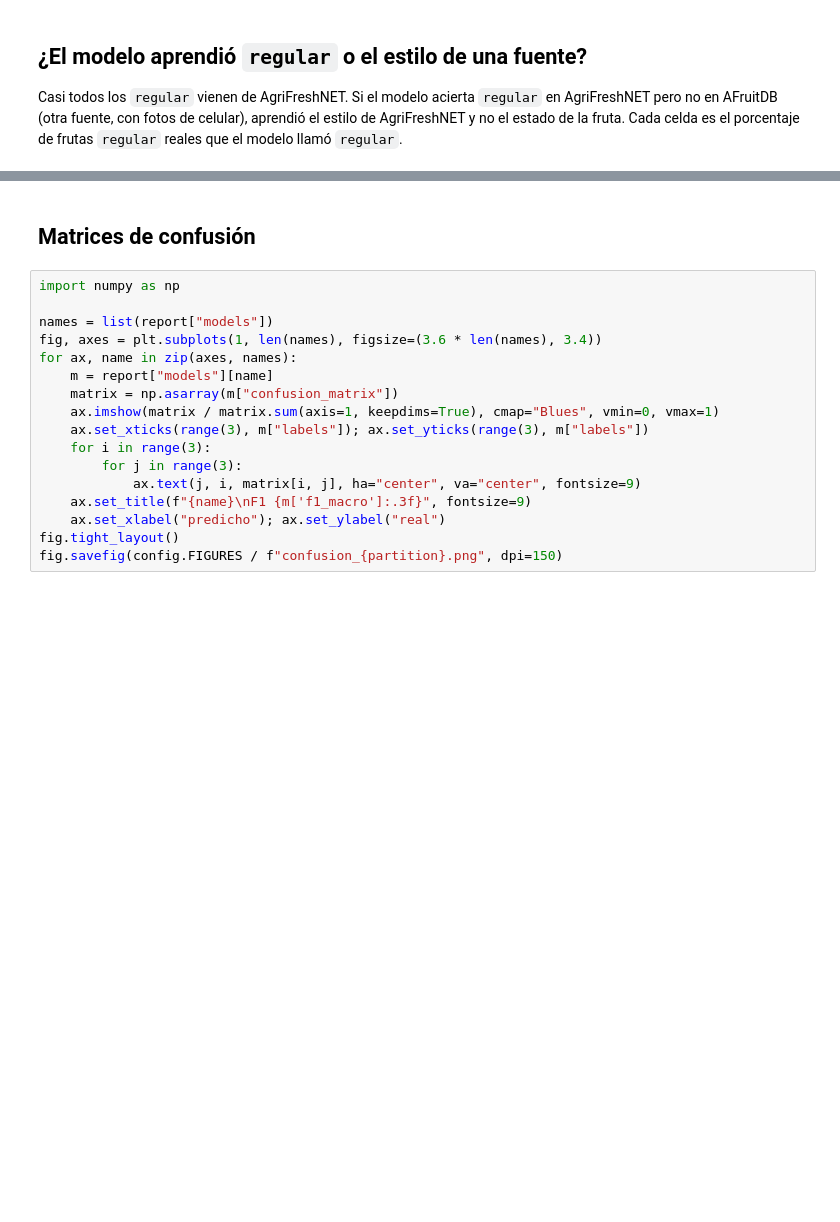
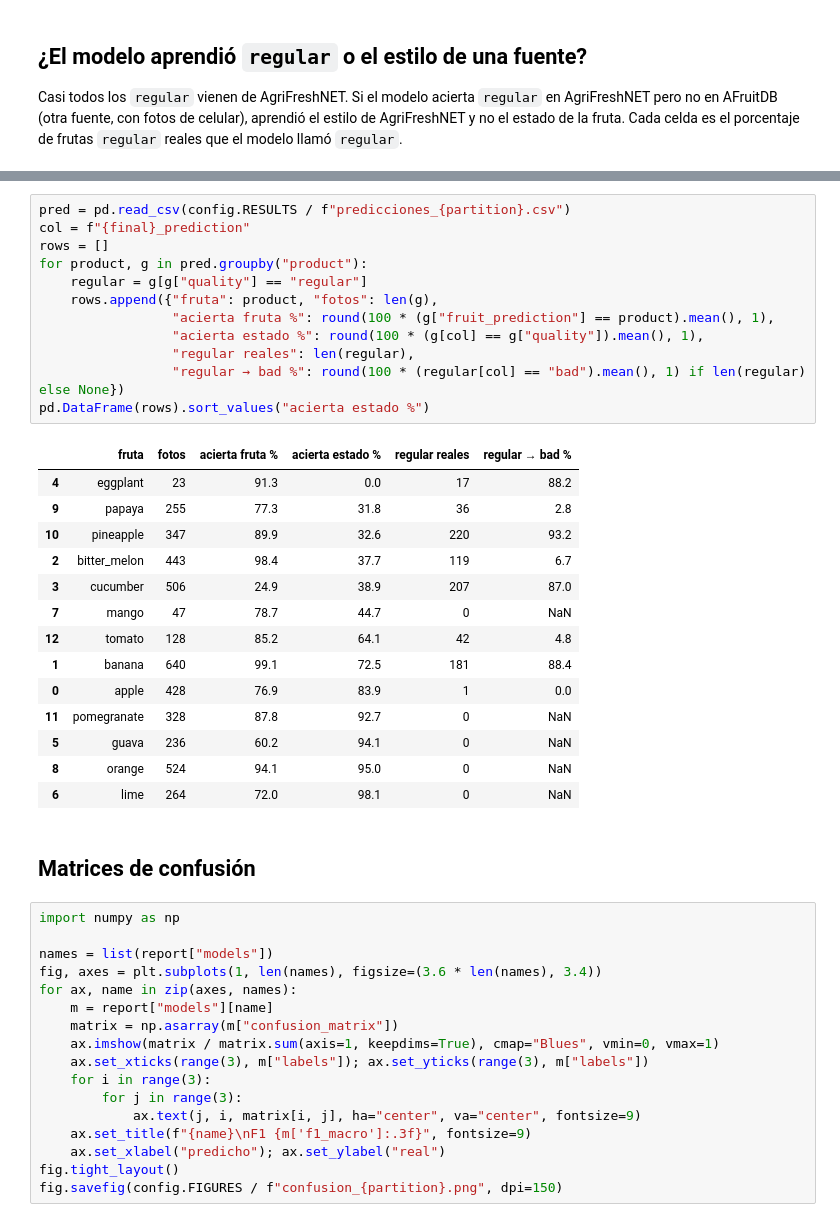
Before and after one commit to Davinerto9/fruit-vegetable-quality-classifier-ml, a Jupyter notebook: notebooks/04_resultados.ipynb, the cells around one changed output, grey strips where cells are left out. Saved outputs shown, nothing was run; the diff lists cells and outputs as text; blank space fills up the shorter version.

Commit message:
Resultados finales de test y celular documentados

```diff
--- a/notebooks/04_resultados.ipynb
+++ b/notebooks/04_resultados.ipynb
@@ -82,3 +86,30 @@ pd.DataFrame({name: m.get("recall_regular_by_source", {}) for name, m in report[
+# %%
+pred = pd.read_csv(config.RESULTS / f"predicciones_{partition}.csv")
+col = f"{final}_prediction"
+rows = []
+for product, g in pred.groupby("product"):
+    regular = g[g["quality"] == "regular"]
+    rows.append({"fruta": product, "fotos": len(g),
+                 "acierta fruta %": round(100 * (g["fruit_prediction"] == product).mean(), 1),
+                 "acierta estado %": round(100 * (g[col] == g["quality"]).mean(), 1),
+                 "regular reales": len(regular),
+                 "regular → bad %": round(100 * (regular[col] == "bad").mean(), 1) if len(regular) else None})
+pd.DataFrame(rows).sort_values("acierta estado %")
+# %% [output]
+|  | fruta | fotos | acierta fruta % | acierta estado % | regular reales | regular → bad % |
+| 4 | eggplant | 23 | 91.3 | 0.0 | 17 | 88.2 |
+| 9 | papaya | 255 | 77.3 | 31.8 | 36 | 2.8 |
+| 10 | pineapple | 347 | 89.9 | 32.6 | 220 | 93.2 |
+| 2 | bitter_melon | 443 | 98.4 | 37.7 | 119 | 6.7 |
+| 3 | cucumber | 506 | 24.9 | 38.9 | 207 | 87.0 |
+| 7 | mango | 47 | 78.7 | 44.7 | 0 | NaN |
+| 12 | tomato | 128 | 85.2 | 64.1 | 42 | 4.8 |
+| 1 | banana | 640 | 99.1 | 72.5 | 181 | 88.4 |
+| 0 | apple | 428 | 76.9 | 83.9 | 1 | 0.0 |
+| 11 | pomegranate | 328 | 87.8 | 92.7 | 0 | NaN |
+| 5 | guava | 236 | 60.2 | 94.1 | 0 | NaN |
+| 8 | orange | 524 | 94.1 | 95.0 | 0 | NaN |
+| 6 | lime | 264 | 72.0 | 98.1 | 0 | NaN |
 # %% [markdown]
 ## Matrices de confusión
 # %%
```
Also changed, not shown: parts of 8 cells of this notebook, 3 other files.
